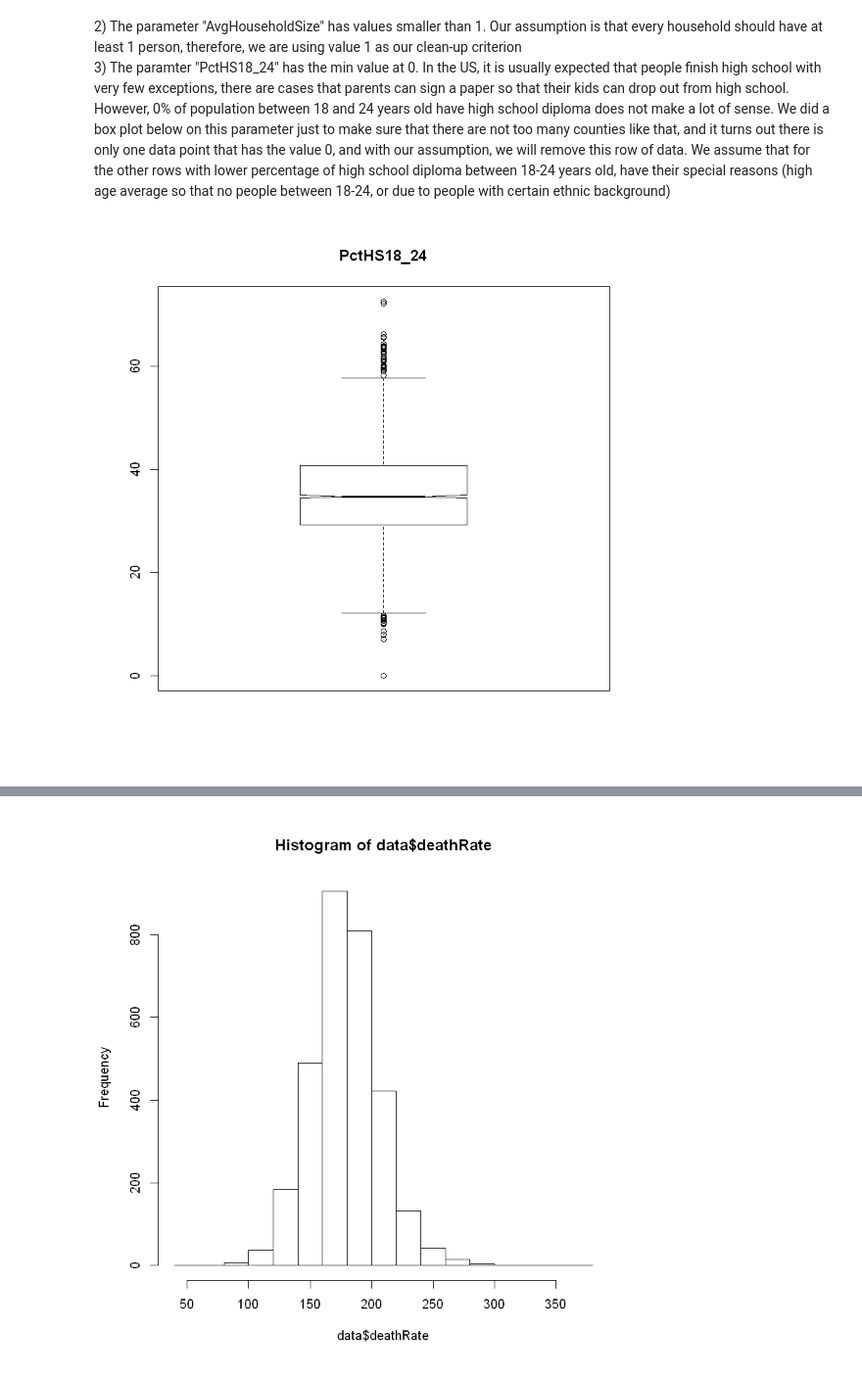
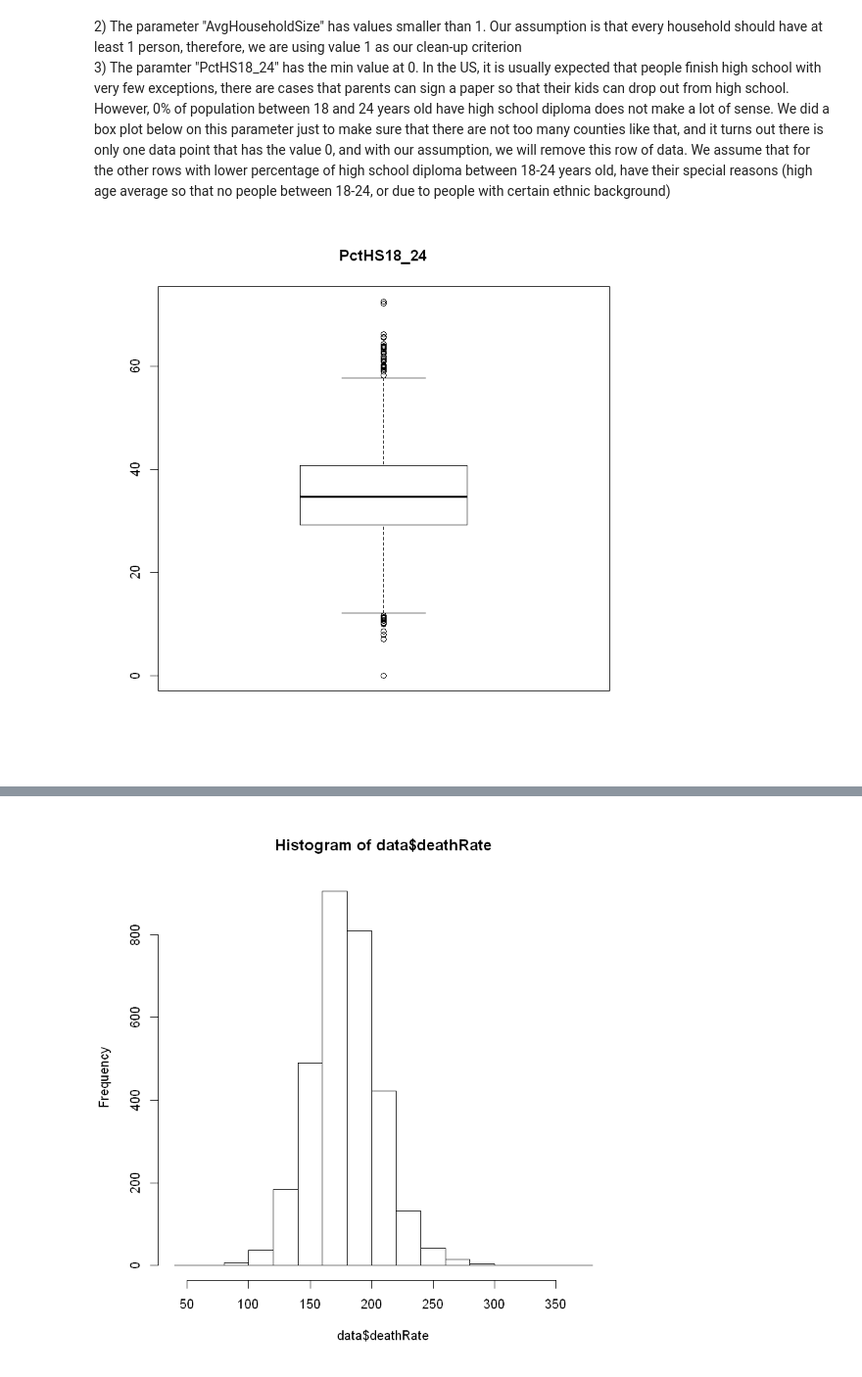
Before and after one commit to boudrejp/eda_lab, a Jupyter notebook: analysis/analysis_1.ipynb, the cells around one changed output, grey strips where cells are left out. Shown: that part at 98% size. Cells and saved outputs as stored; diff of their text form; code cells hidden in the pictures.

```diff
--- a/analysis/analysis_1.ipynb
+++ b/analysis/analysis_1.ipynb
@@ -57,4 +57,4 @@ Based on the results of the data summary, we can tell that the data set has 30 d
 # %%
-boxplot(data$PctHS18_24, main="PctHS18_24", notch=T)
+boxplot(data$PctHS18_24, main="PctHS18_24")
 # %% [output]
-[figure, old version]
+[figure, new version]
```
Also changed, not shown: parts of 13 cells of this notebook.
